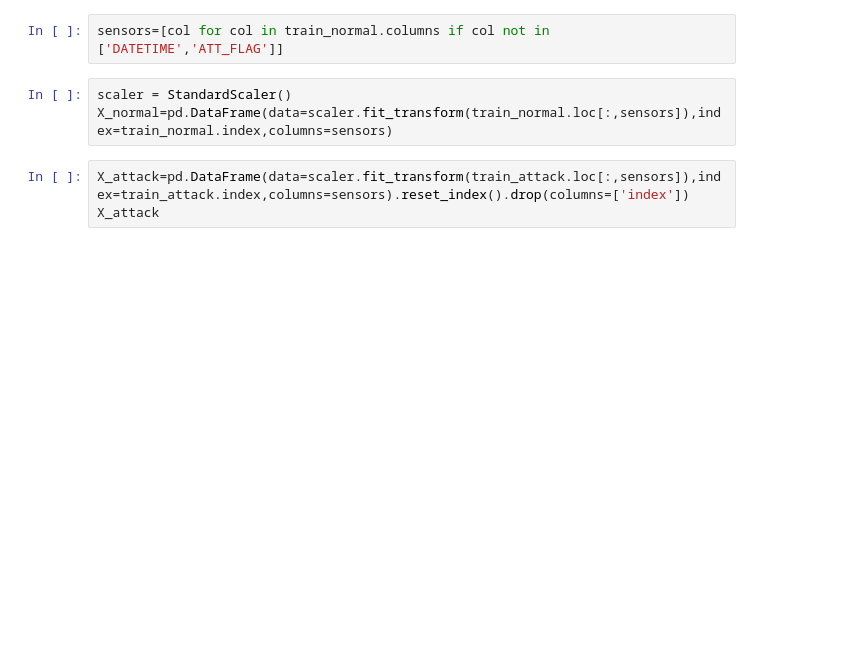
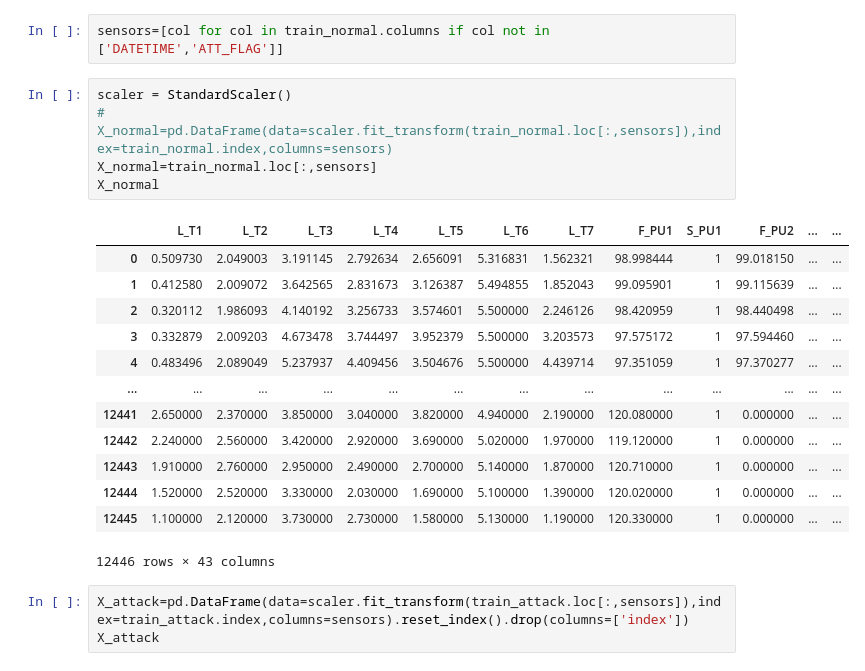
Before and after one commit to manu1003/meepc, a Jupyter notebook: ctown4.ipynb, the cells around one changed output. Cells and saved outputs as stored; diff of their text form; blank space fills up the shorter version.

```diff
--- a/ctown4.ipynb
+++ b/ctown4.ipynb
@@ -22,7 +22,23 @@ stride = 0.5
 sensors=[col for col in train_normal.columns if col not in ['DATETIME','ATT_FLAG']]
 # %%
 scaler = StandardScaler()
-X_normal=pd.DataFrame(data=scaler.fit_transform(train_normal.loc[:,sensors]),index=train_normal.index,columns=sensors)
+# X_normal=pd.DataFrame(data=scaler.fit_transform(train_normal.loc[:,sensors]),index=train_normal.index,columns=sensors)
+X_normal=train_normal.loc[:,sensors]
+X_normal
+# %% [output]
+|  | L_T1 | L_T2 | L_T3 | L_T4 | L_T5 | L_T6 | L_T7 | F_PU1 | S_PU1 | F_PU2 | ... | ... |
+| 0 | 0.509730 | 2.049003 | 3.191145 | 2.792634 | 2.656091 | 5.316831 | 1.562321 | 98.998444 | 1 | 99.018150 | ... | ... |
+| 1 | 0.412580 | 2.009072 | 3.642565 | 2.831673 | 3.126387 | 5.494855 | 1.852043 | 99.095901 | 1 | 99.115639 | ... | ... |
+| 2 | 0.320112 | 1.986093 | 4.140192 | 3.256733 | 3.574601 | 5.500000 | 2.246126 | 98.420959 | 1 | 98.440498 | ... | ... |
+| 3 | 0.332879 | 2.009203 | 4.673478 | 3.744497 | 3.952379 | 5.500000 | 3.203573 | 97.575172 | 1 | 97.594460 | ... | ... |
+| 4 | 0.483496 | 2.089049 | 5.237937 | 4.409456 | 3.504676 | 5.500000 | 4.439714 | 97.351059 | 1 | 97.370277 | ... | ... |
+| ... | ... | ... | ... | ... | ... | ... | ... | ... | ... | ... | ... | ... |
+| 12441 | 2.650000 | 2.370000 | 3.850000 | 3.040000 | 3.820000 | 4.940000 | 2.190000 | 120.080000 | 1 | 0.000000 | ... | ... |
+| 12442 | 2.240000 | 2.560000 | 3.420000 | 2.920000 | 3.690000 | 5.020000 | 1.970000 | 119.120000 | 1 | 0.000000 | ... | ... |
+| 12443 | 1.910000 | 2.760000 | 2.950000 | 2.490000 | 2.700000 | 5.140000 | 1.870000 | 120.710000 | 1 | 0.000000 | ... | ... |
+| 12444 | 1.520000 | 2.520000 | 3.330000 | 2.030000 | 1.690000 | 5.100000 | 1.390000 | 120.020000 | 1 | 0.000000 | ... | ... |
+| 12445 | 1.100000 | 2.120000 | 3.730000 | 2.730000 | 1.580000 | 5.130000 | 1.190000 | 120.330000 | 1 | 0.000000 | ... | ... |
+12446 rows × 43 columns
 # %%
 X_attack=pd.DataFrame(data=scaler.fit_transform(train_attack.loc[:,sensors]),index=train_attack.index,columns=sensors).reset_index().drop(columns=['index'])
 X_attack
```
Also changed, not shown: parts of 12 cells of this notebook, 5 other files.
